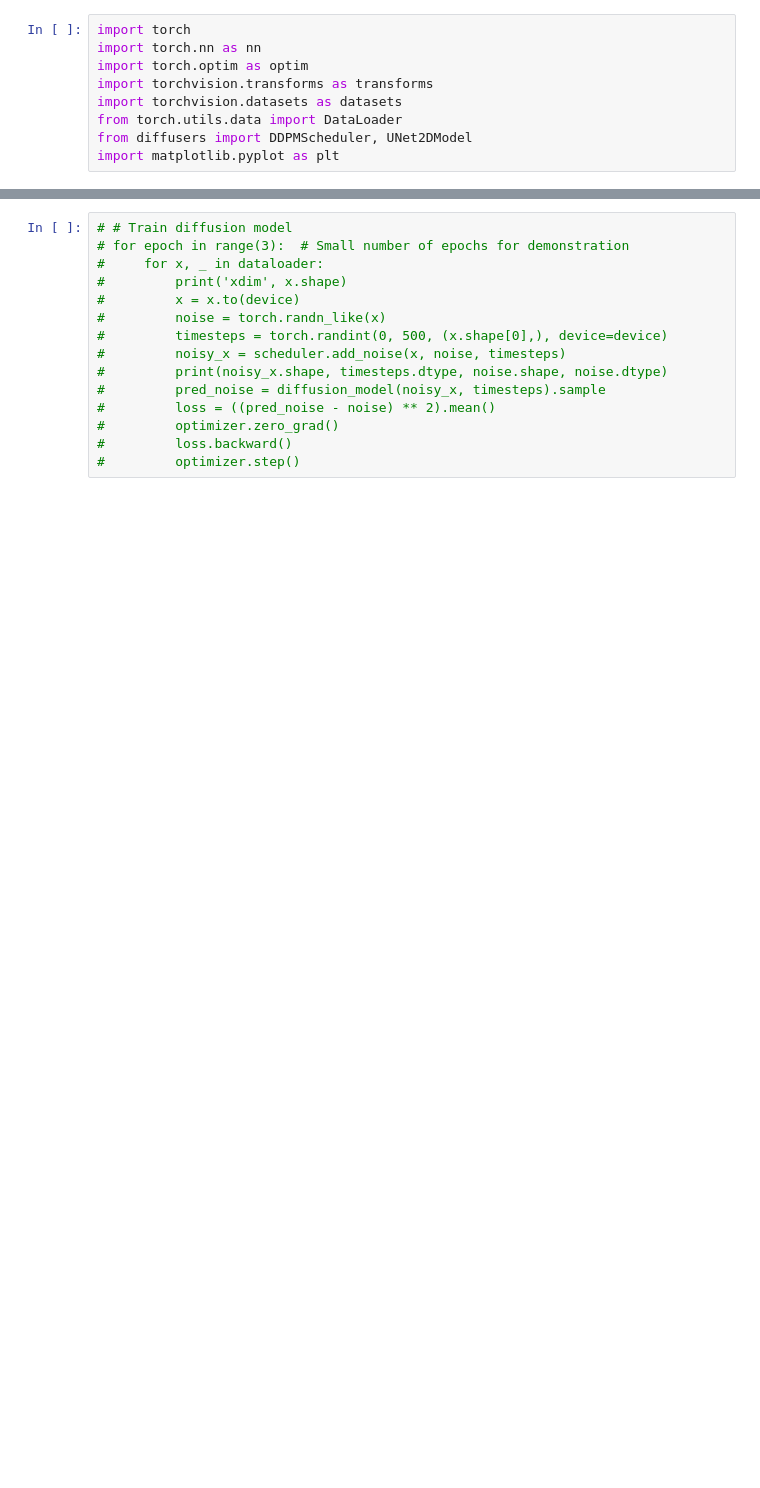
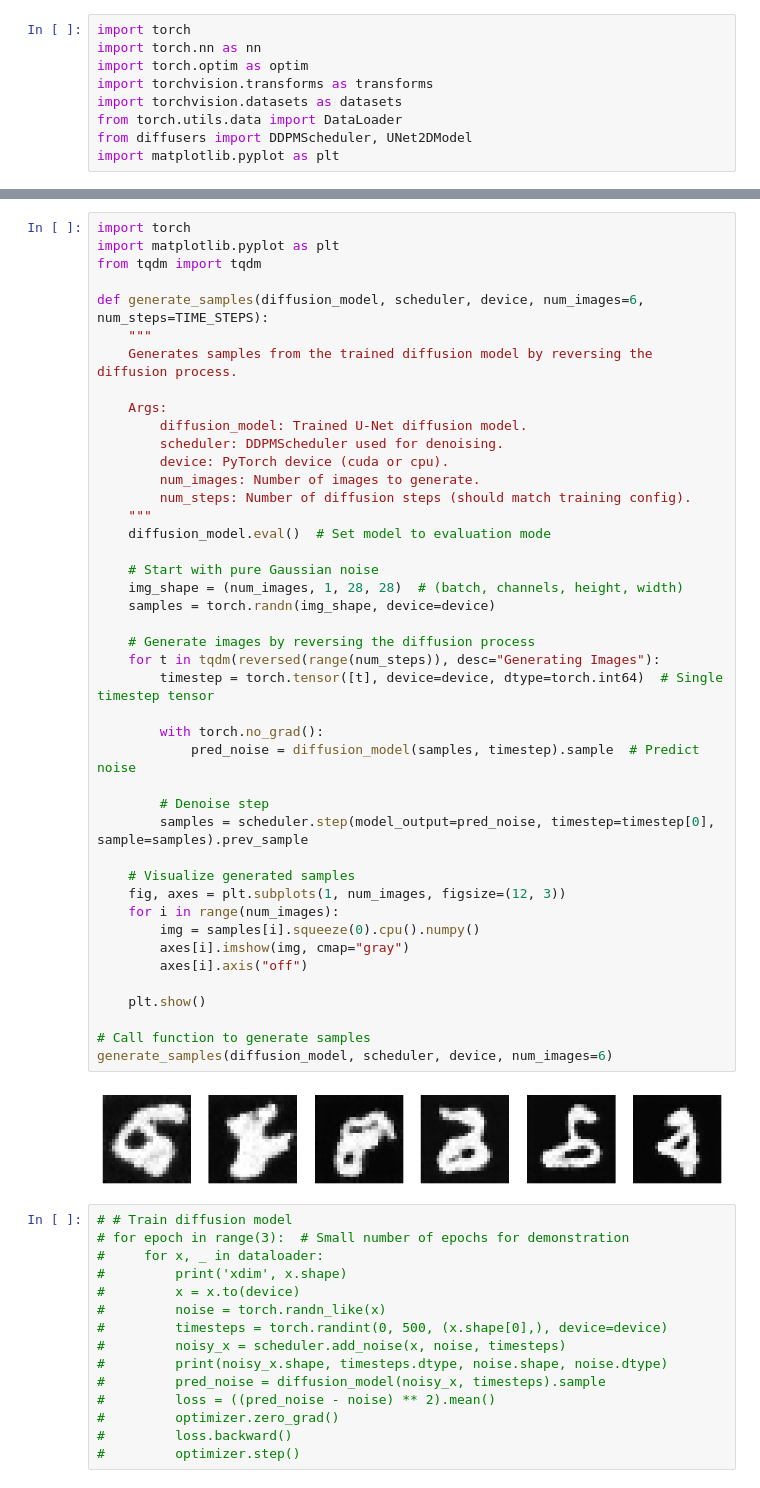
Before and after one commit to TYCN129/CV-2025, a Jupyter notebook: vae-diffusion.ipynb, the cells around one changed output, grey strips where cells are left out. Drawn from its saved outputs; the diff is of its cells as text; blank space fills up the shorter version.

```diff
--- a/vae-diffusion.ipynb
+++ b/vae-diffusion.ipynb
@@ -61,3 +141,48 @@ Compile with `TORCH_USE_CUDA_DSA` to enable device-side assertions.
+# %%
+import torch
+import matplotlib.pyplot as plt
+from tqdm import tqdm
+
+def generate_samples(diffusion_model, scheduler, device, num_images=6, num_steps=TIME_STEPS):
+    """
+    Generates samples from the trained diffusion model by reversing the diffusion process.
+
+    Args:
+        diffusion_model: Trained U-Net diffusion model.
+        scheduler: DDPMScheduler used for denoising.
+        device: PyTorch device (cuda or cpu).
+        num_images: Number of images to generate.
+        num_steps: Number of diffusion steps (should match training config).
+    """
+    diffusion_model.eval()  # Set model to evaluation mode
+
+    # Start with pure Gaussian noise
+    img_shape = (num_images, 1, 28, 28)  # (batch, channels, height, width)
+    samples = torch.randn(img_shape, device=device)
+
+    # Generate images by reversing the diffusion process
+    for t in tqdm(reversed(range(num_steps)), desc="Generating Images"):
+        timestep = torch.tensor([t], device=device, dtype=torch.int64)  # Single timestep tensor
+
+        with torch.no_grad():
+            pred_noise = diffusion_model(samples, timestep).sample  # Predict noise
+
+        # Denoise step
+        samples = scheduler.step(model_output=pred_noise, timestep=timestep[0], sample=samples).prev_sample
+
+    # Visualize generated samples
+    fig, axes = plt.subplots(1, num_images, figsize=(12, 3))
+    for i in range(num_images):
+        img = samples[i].squeeze(0).cpu().numpy()
+        axes[i].imshow(img, cmap="gray")
+        axes[i].axis("off")
+
+    plt.show()
+
+# Call function to generate samples
+generate_samples(diffusion_model, scheduler, device, num_images=6)
+# %% [output]
+[figure, added]
 # %%
 # # Train diffusion model
 # for epoch in range(3):  # Small number of epochs for demonstration
```
Also changed, not shown: parts of 12 cells of this notebook.
